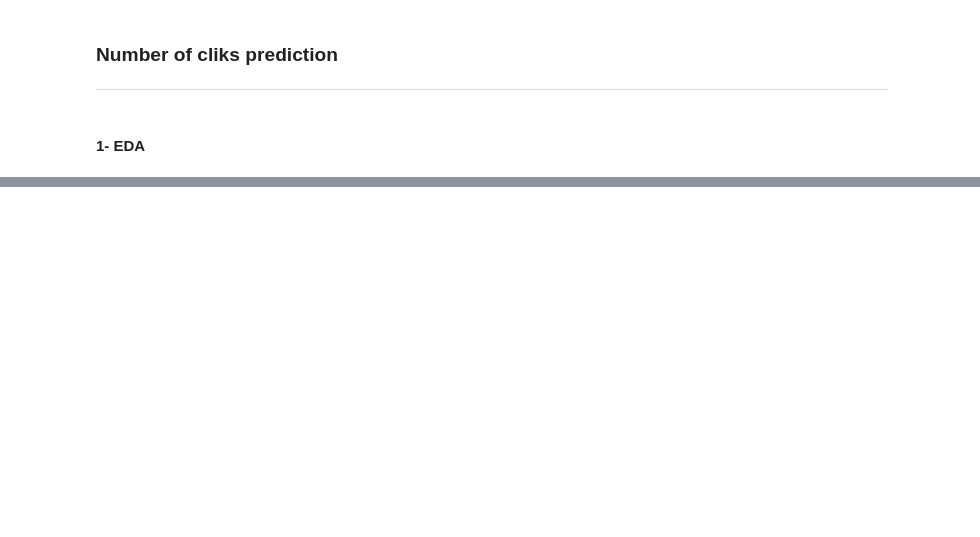
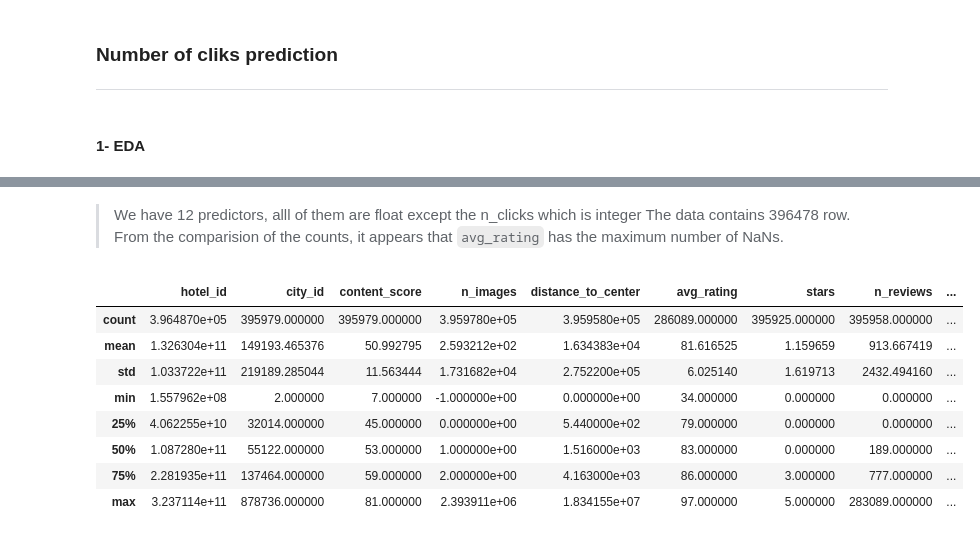
Before and after one commit to dataubc/number_-of_clicks_prediction, a Jupyter notebook: project_doc.ipynb, the cells around one changed output, grey strips where cells are left out. Saved outputs shown, nothing was run; the diff lists cells and outputs as text; code cells hidden in the pictures; blank space fills up the shorter version.

```diff
--- a/project_doc.ipynb
+++ b/project_doc.ipynb
@@ -41,0 +92,16 @@ hotal_data.head()
+# %% [markdown]
+> We have 12 predictors, alll of them are float except the n_clicks which is integer
+> The data contains 396478 row. From the comparision of the counts, it appears that `avg_rating` has the maximum number of NaNs.
+# %%
+# Now let's have a look at the statistics of values
+hotel_data.describe()
+# %% [output]
+|  | hotel_id | city_id | content_score | n_images | distance_to_center | avg_rating | stars | n_reviews | ... |
+| count | 3.964870e+05 | 395979.000000 | 395979.000000 | 3.959780e+05 | 3.959580e+05 | 286089.000000 | 395925.000000 | 395958.000000 | ... |
+| mean | 1.326304e+11 | 149193.465376 | 50.992795 | 2.593212e+02 | 1.634383e+04 | 81.616525 | 1.159659 | 913.667419 | ... |
+| std | 1.033722e+11 | 219189.285044 | 11.563444 | 1.731682e+04 | 2.752200e+05 | 6.025140 | 1.619713 | 2432.494160 | ... |
+| min | 1.557962e+08 | 2.000000 | 7.000000 | -1.000000e+00 | 0.000000e+00 | 34.000000 | 0.000000 | 0.000000 | ... |
+| 25% | 4.062255e+10 | 32014.000000 | 45.000000 | 0.000000e+00 | 5.440000e+02 | 79.000000 | 0.000000 | 0.000000 | ... |
+| 50% | 1.087280e+11 | 55122.000000 | 53.000000 | 1.000000e+00 | 1.516000e+03 | 83.000000 | 0.000000 | 189.000000 | ... |
+| 75% | 2.281935e+11 | 137464.000000 | 59.000000 | 2.000000e+00 | 4.163000e+03 | 86.000000 | 3.000000 | 777.000000 | ... |
+| max | 3.237114e+11 | 878736.000000 | 81.000000 | 2.393911e+06 | 1.834155e+07 | 97.000000 | 5.000000 | 283089.000000 | ... |
```
Also changed, not shown: parts of 18 cells of this notebook.
